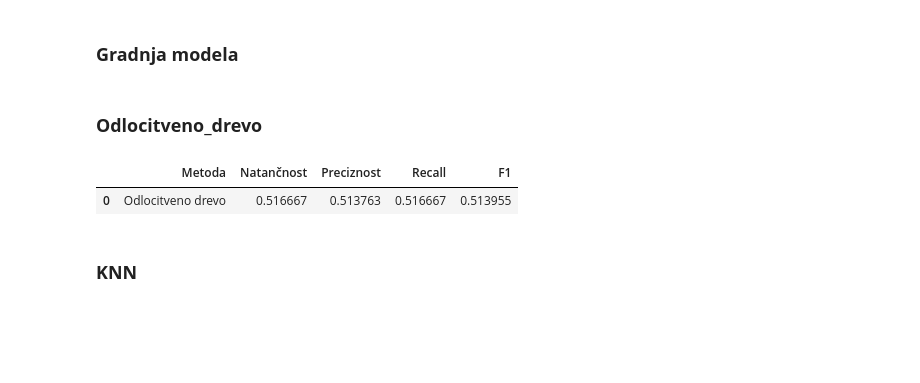
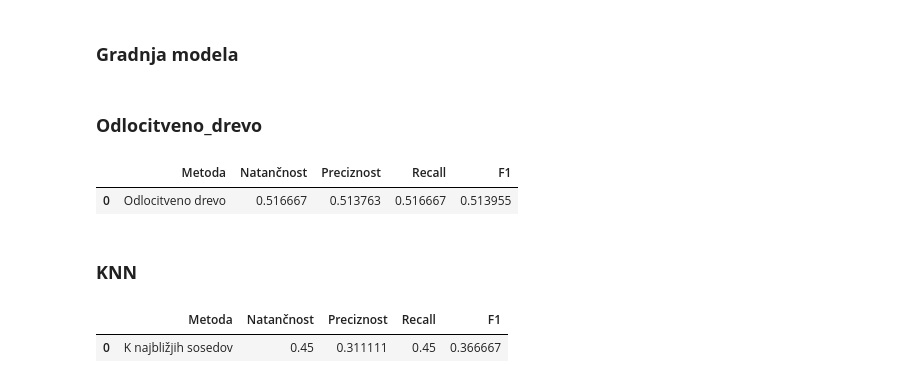
Before and after one commit to alenpihler11/Data, a Jupyter notebook: SO_Projektna.ipynb, the cells around one changed output. Drawn from its saved outputs; the diff is of its cells as text; code cells hidden in the pictures; blank space fills up the shorter version.

```diff
--- a/SO_Projektna.ipynb
+++ b/SO_Projektna.ipynb
@@ -216,3 +251,32 @@ result
 | 0 | Odlocitveno drevo | 0.516667 | 0.513763 | 0.516667 | 0.513955 |
 # %% [markdown]
 ### **KNN**
+# %%
+from sklearn.neighbors import KNeighborsClassifier
+from sklearn.metrics import accuracy_score, precision_score, recall_score, f1_score
+import pandas as pd
+
+
+knn = KNeighborsClassifier(n_neighbors=3)
+
+
+knn.fit(x_train, y_train)
+
+
+knn_pred = knn.predict(x_test)
+
+
+accuracy = accuracy_score(y_test, knn_pred)
+precision = precision_score(y_test, knn_pred, average="weighted")
+recall = recall_score(y_test, knn_pred, average="weighted")
+f1 = f1_score(y_test, knn_pred, average="weighted")
+
+
+knn_result = pd.DataFrame(['K najbližjih sosedov', accuracy, precision, recall, f1]).transpose()
+knn_result.columns = ['Metoda', 'Natančnost', 'Preciznost', 'Recall', 'F1']
+
+
+knn_result
+# %% [output]
+|  | Metoda | Natančnost | Preciznost | Recall | F1 |
+| 0 | K najbližjih sosedov | 0.45 | 0.311111 | 0.45 | 0.366667 |
```
Also changed, not shown: parts of 9 cells of this notebook.
